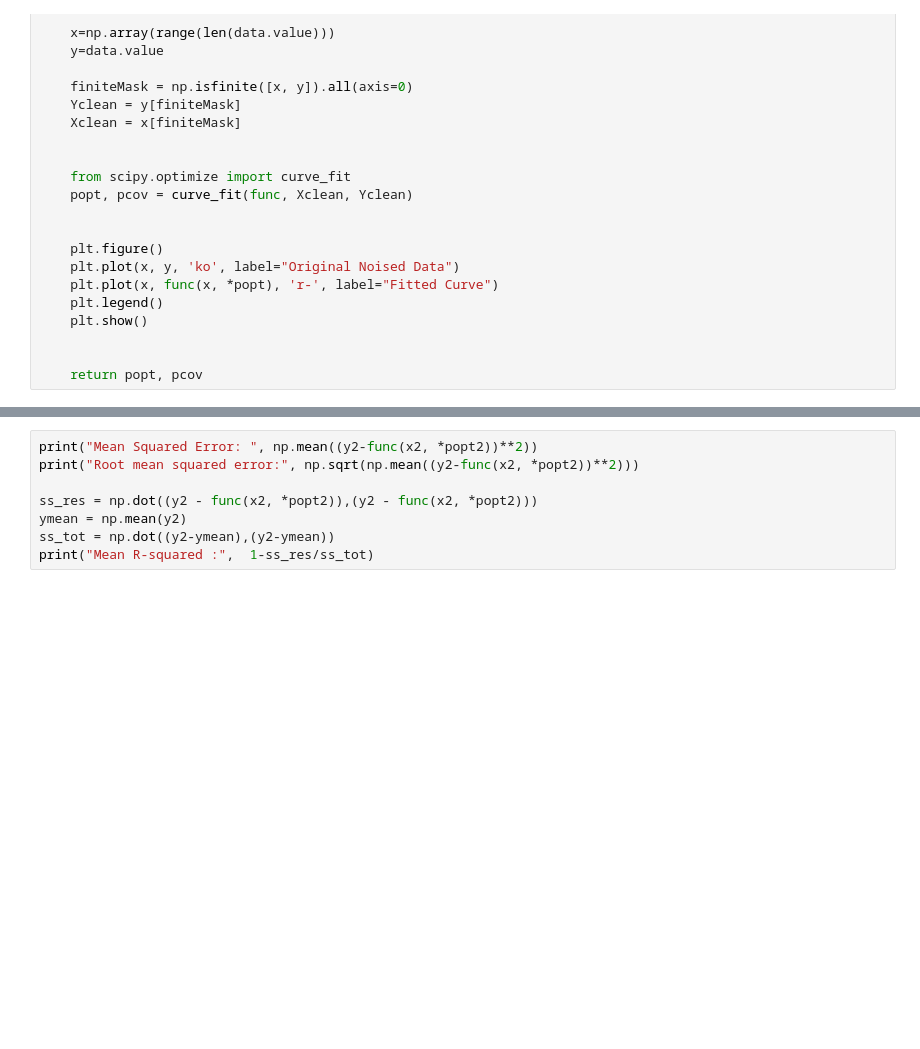
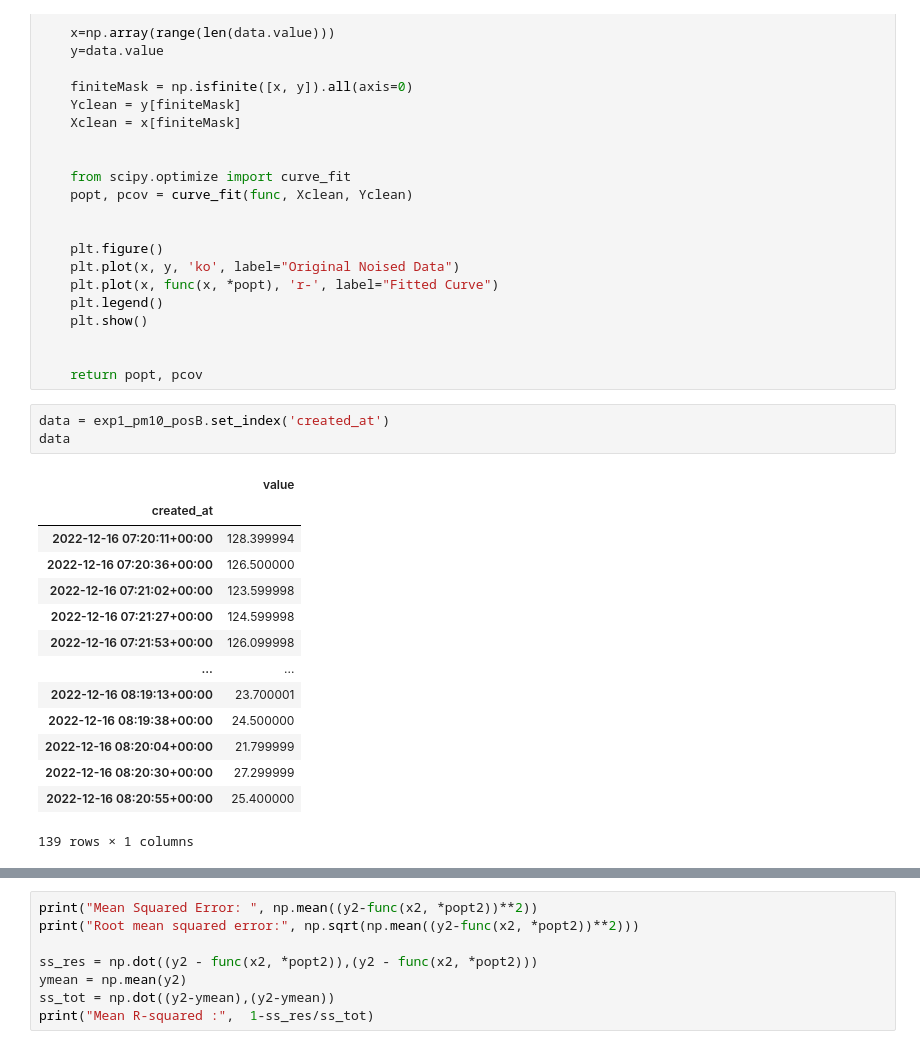
Before and after one commit to yuyouyou032/ph11, a Jupyter notebook: data/analysis.ipynb, the cells around one changed output, grey strips where cells are left out. Cells and saved outputs as stored; diff of their text form; blank space fills up the shorter version.

```diff
--- a/data/analysis.ipynb
+++ b/data/analysis.ipynb
@@ -449,6 +449,24 @@ def produce_best_fit(dataset, func):
 
 
     return popt, pcov
+# %%
+data = exp1_pm10_posB.set_index('created_at')
+data
+# %% [output]
+|  | value |
+| created_at |  |
+| 2022-12-16 07:20:11+00:00 | 128.399994 |
+| 2022-12-16 07:20:36+00:00 | 126.500000 |
+| 2022-12-16 07:21:02+00:00 | 123.599998 |
+| 2022-12-16 07:21:27+00:00 | 124.599998 |
+| 2022-12-16 07:21:53+00:00 | 126.099998 |
+| ... | ... |
+| 2022-12-16 08:19:13+00:00 | 23.700001 |
+| 2022-12-16 08:19:38+00:00 | 24.500000 |
+| 2022-12-16 08:20:04+00:00 | 21.799999 |
+| 2022-12-16 08:20:30+00:00 | 27.299999 |
+| 2022-12-16 08:20:55+00:00 | 25.400000 |
+139 rows × 1 columns
 # %%
 data = exp4_pm10_posB.set_index('created_at')
 data = data.resample('0.5T').mean()
```
Also changed, not shown: parts of 18 cells of this notebook, 15 other files.
